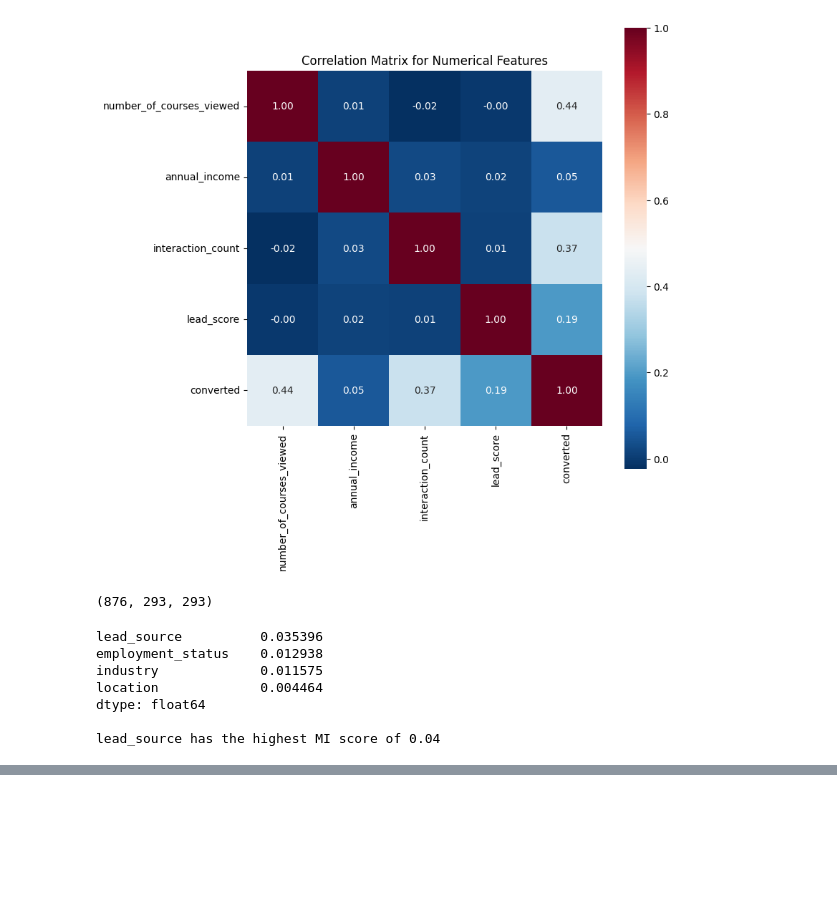
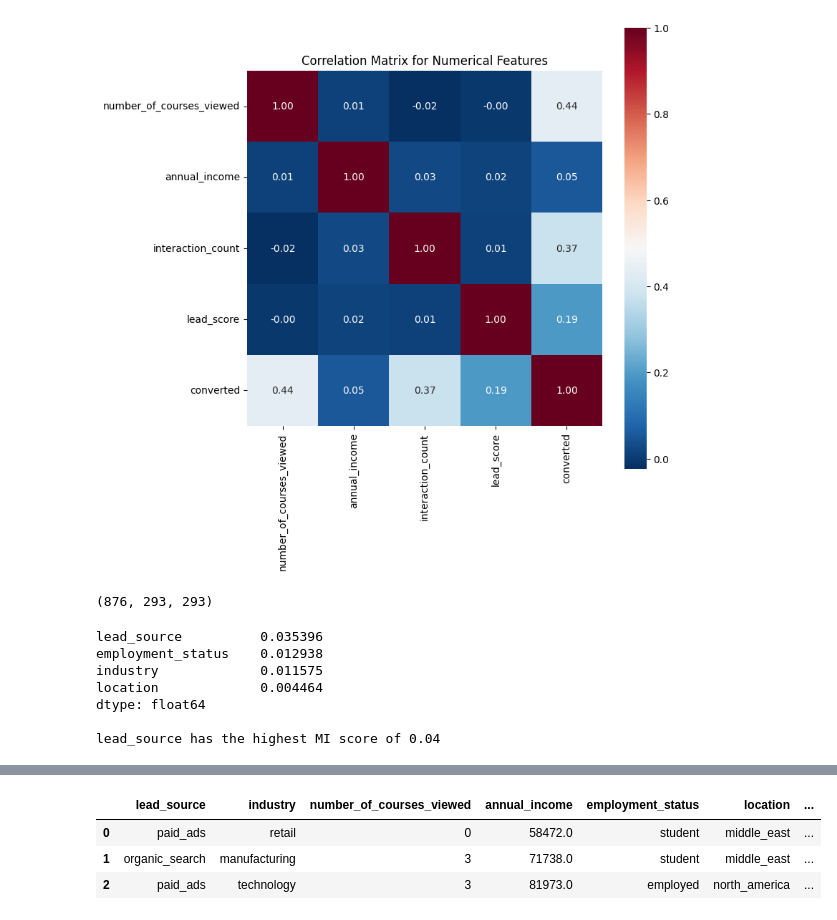
Before and after one commit to leevambe5/ml-zoomcamp-homeworks, a Jupyter notebook: Homework_3.ipynb, the cells around one changed output, grey strips where cells are left out. Drawn from its saved outputs; the diff is of its cells as text; code cells hidden in the pictures; blank space fills up the shorter version.

```diff
--- a/Homework_3.ipynb
+++ b/Homework_3.ipynb
@@ -233,0 +245,7 @@ lead_source has the highest MI score of 0.04
+# %%
+df_train.head(3)
+# %% [output]
+|  | lead_source | industry | number_of_courses_viewed | annual_income | employment_status | location | ... |
+| 0 | paid_ads | retail | 0 | 58472.0 | student | middle_east | ... |
+| 1 | organic_search | manufacturing | 3 | 71738.0 | student | middle_east | ... |
+| 2 | paid_ads | technology | 3 | 81973.0 | employed | north_america | ... |
```
Also changed, not shown: parts of 10 cells of this notebook.
